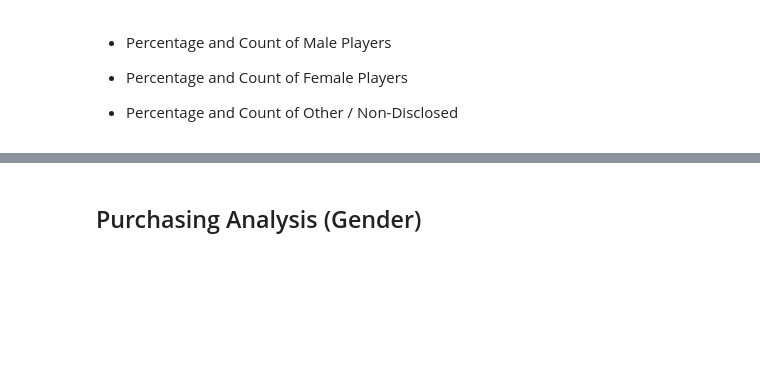
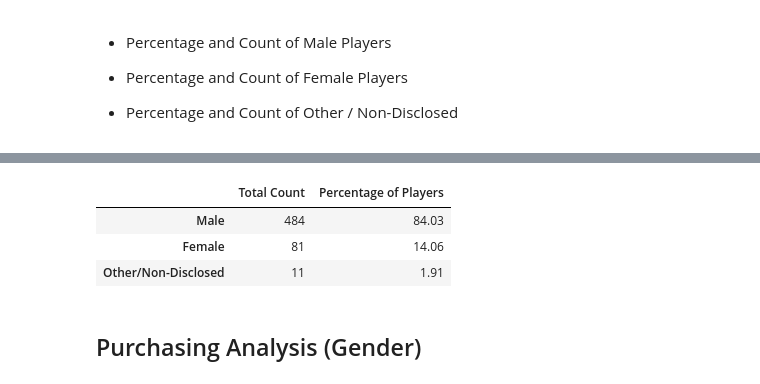
Before and after one commit to sponre01/Homework4_Pandas, a Jupyter notebook: HeroesOfPymoli.ipynb, the cells around one changed output, grey strips where cells are left out. Saved outputs shown, nothing was run; the diff lists cells and outputs as text; code cells hidden in the pictures; blank space fills up the shorter version.

```diff
--- a/HeroesOfPymoli.ipynb
+++ b/HeroesOfPymoli.ipynb
@@ -70,3 +103,25 @@ purchase_data.head()
+# %%
+male_count = demographic_df["Gender"][demographic_df["Gender"]=="Male"].count()
+female_count = demographic_df["Gender"][demographic_df["Gender"]=="Female"].count()
+other_count = demographic_df["Gender"][demographic_df["Gender"]=="Other / Non-Disclosed"].count()
+total_count = demographic_df["Gender"].count()
+male_percent = (male_count/total_count)*100
+female_percent=(female_count/total_count)*100
+other_percent=(other_count/total_count)*100
+# %%
+demographic_dict = {
+    'Total Count':[male_count,female_count,other_count],
+    'Percentage of Players':[male_percent,female_percent,other_percent]
+}
+# %%
+demographic_df = pd.DataFrame(data = demographic_dict, index=['Male','Female','Other/Non-Disclosed'])
+demographic_df["Percentage of Players"] = demographic_df["Percentage of Players"].map("{:.2f}".format)
+demographic_df
+# %% [output]
+|  | Total Count | Percentage of Players |
+| Male | 484 | 84.03 |
+| Female | 81 | 14.06 |
+| Other/Non-Disclosed | 11 | 1.91 |
 # %% [markdown]
 
 ## Purchasing Analysis (Gender)
```
Also changed, not shown: parts of 10 cells of this notebook.
